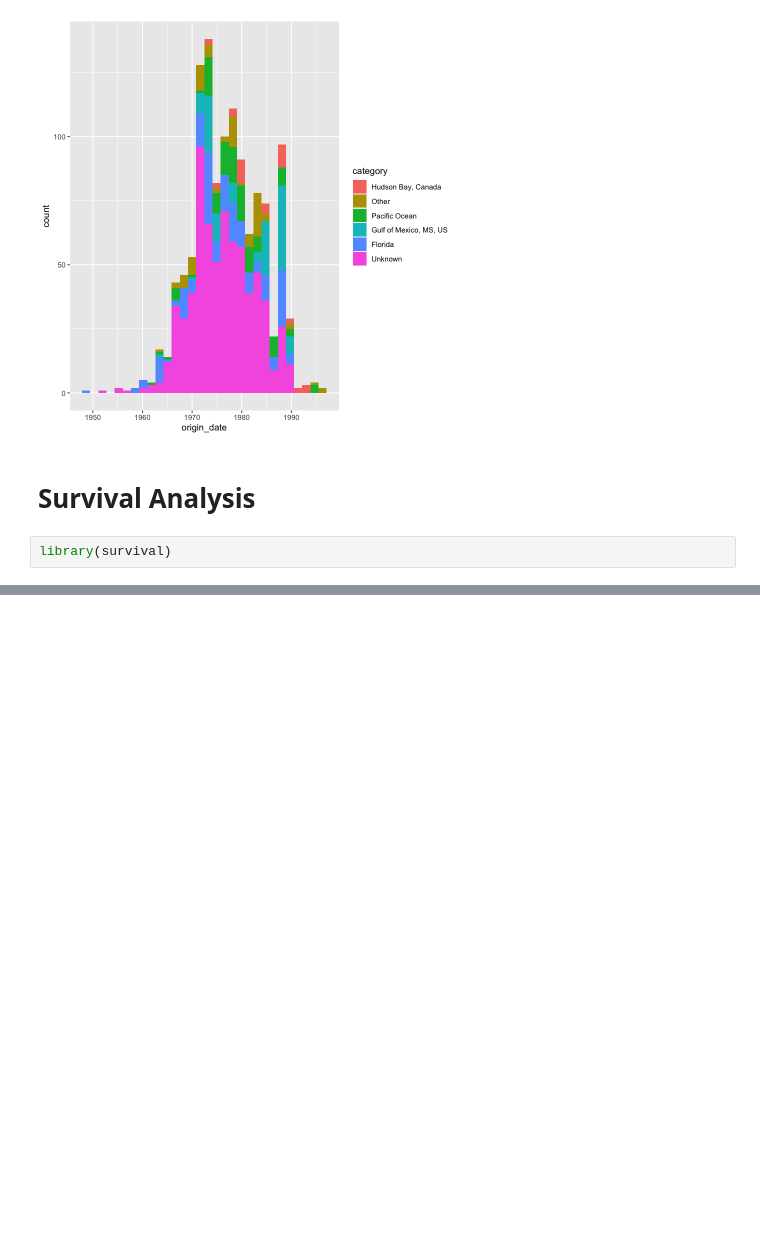
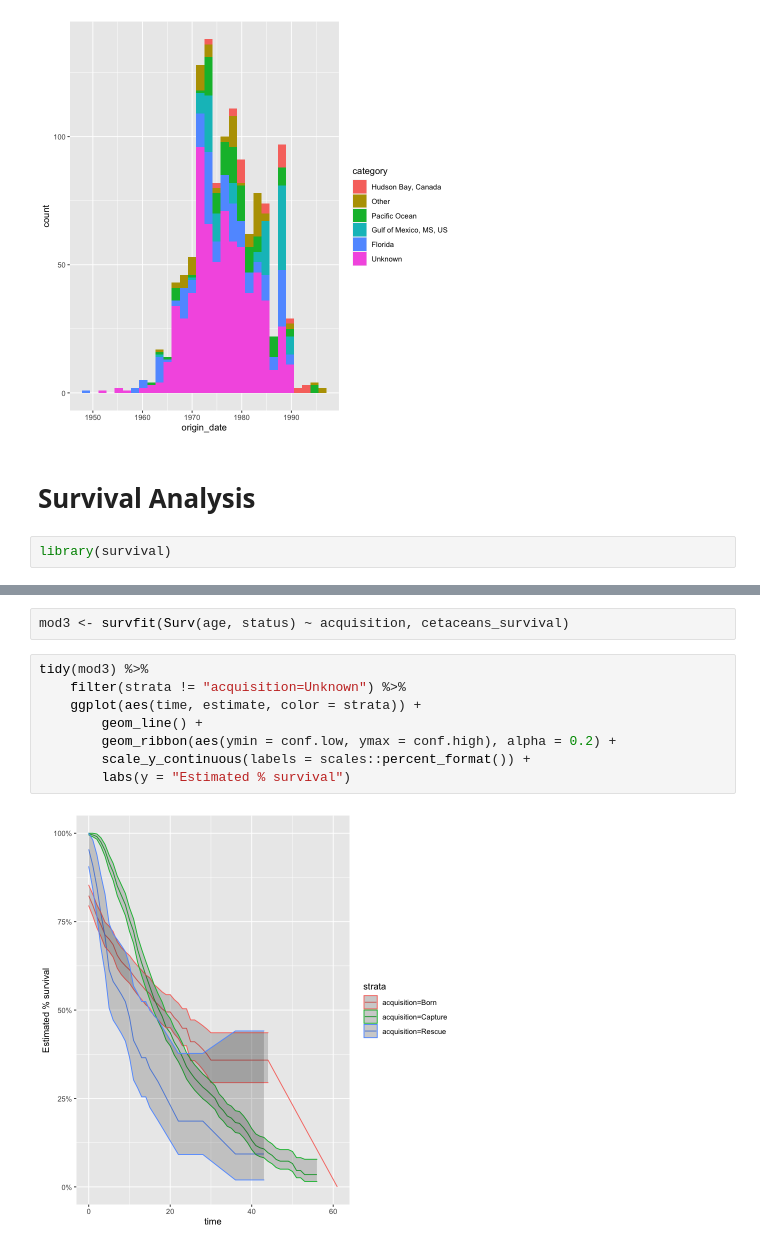
Before and after one commit to notblank/Curso-Stat-Public, a Jupyter notebook: Cursos/Temas Extra/Survival analysis.ipynb, the cells around one changed output, grey strips where cells are left out. Drawn from its saved outputs; the diff is of its cells as text; blank space fills up the shorter version.

```diff
--- a/Cursos/Temas Extra/Survival analysis.ipynb
+++ b/Cursos/Temas Extra/Survival analysis.ipynb
@@ -255,0 +304,12 @@ records       n  events  median 0.95LCL 0.95UCL
+# %%
+mod3 <- survfit(Surv(age, status) ~ acquisition, cetaceans_survival)
+# %%
+tidy(mod3) %>%
+    filter(strata != "acquisition=Unknown") %>%
+    ggplot(aes(time, estimate, color = strata)) +
+        geom_line() +
+        geom_ribbon(aes(ymin = conf.low, ymax = conf.high), alpha = 0.2) +
+        scale_y_continuous(labels = scales::percent_format()) +
+        labs(y = "Estimated % survival")
+# %% [output]
+[figure, added]
```
Also changed, not shown: parts of 8 cells of this notebook.
